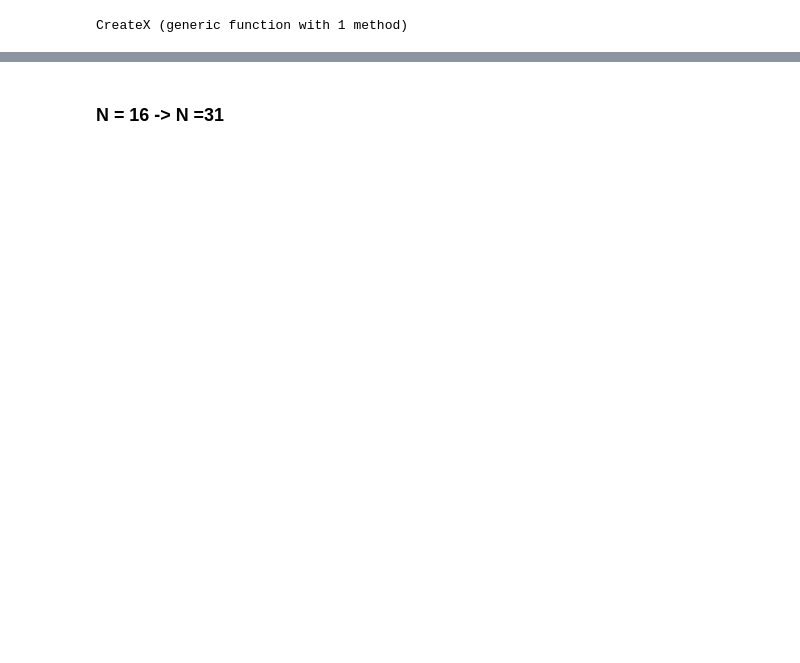
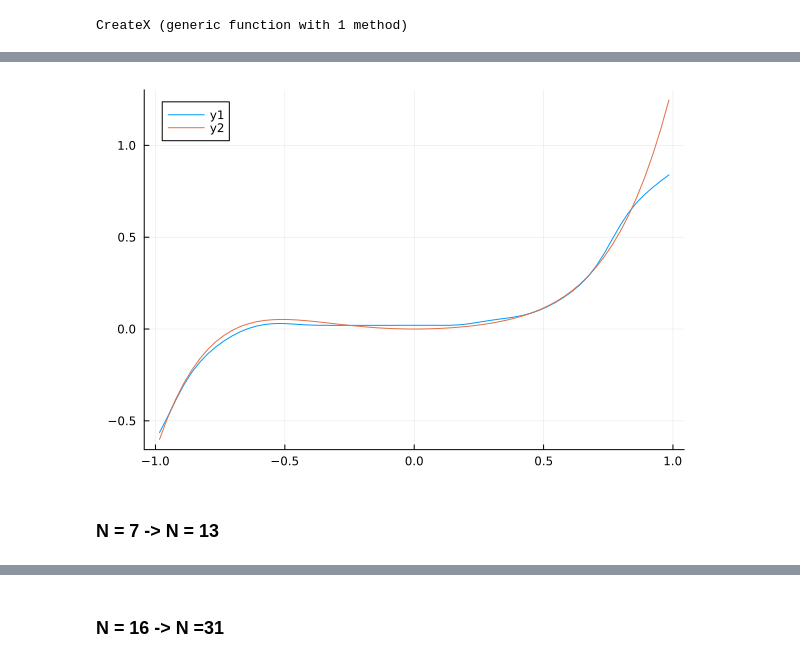
Before and after one commit to hody-chang/NODE_research, a Jupyter notebook: Julia/Ntest.ipynb, the cells around one changed output, grey strips where cells are left out. Drawn from its saved outputs; the diff is of its cells as text; code cells hidden in the pictures; blank space fills up the shorter version.

```diff
--- a/Julia/Ntest.ipynb
+++ b/Julia/Ntest.ipynb
@@ -71,0 +168,7 @@ using Plots
+# %%
+plot(x',fhat)
+plot!(x',y_exact')
+# %% [output]
+[figure, added]
+# %% [markdown]
+### N = 7 -> N = 13
```
Also changed, not shown: parts of 23 cells of this notebook, 11 other files.
